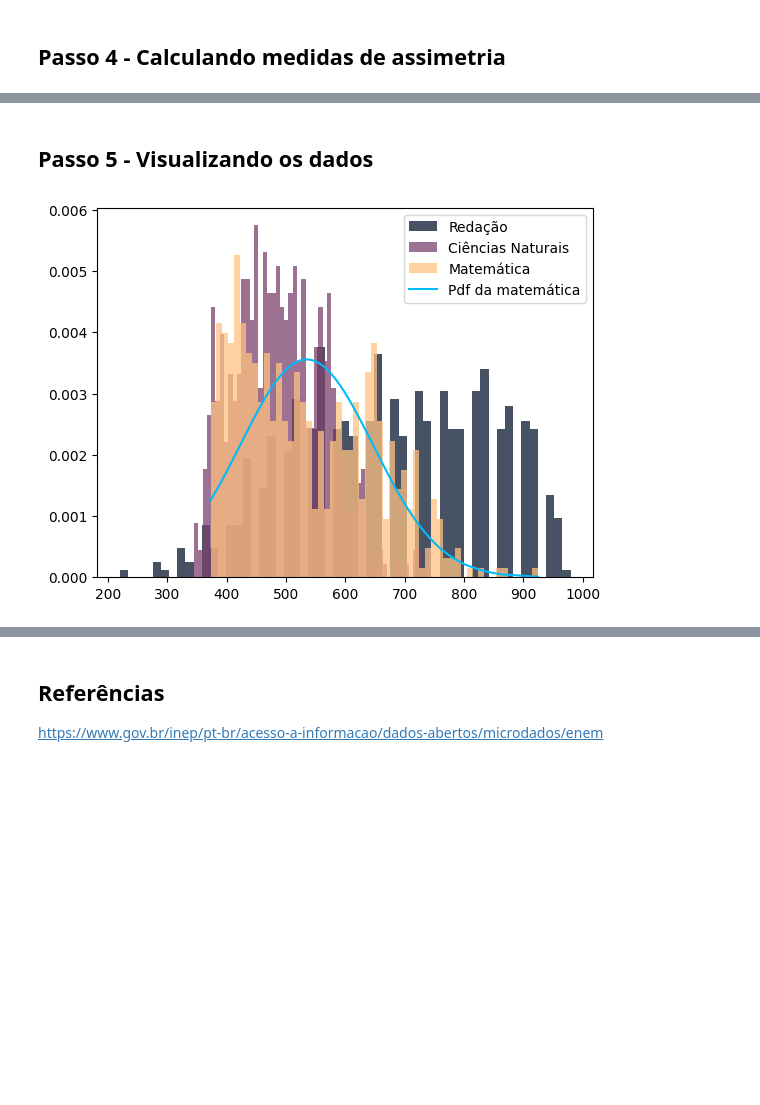
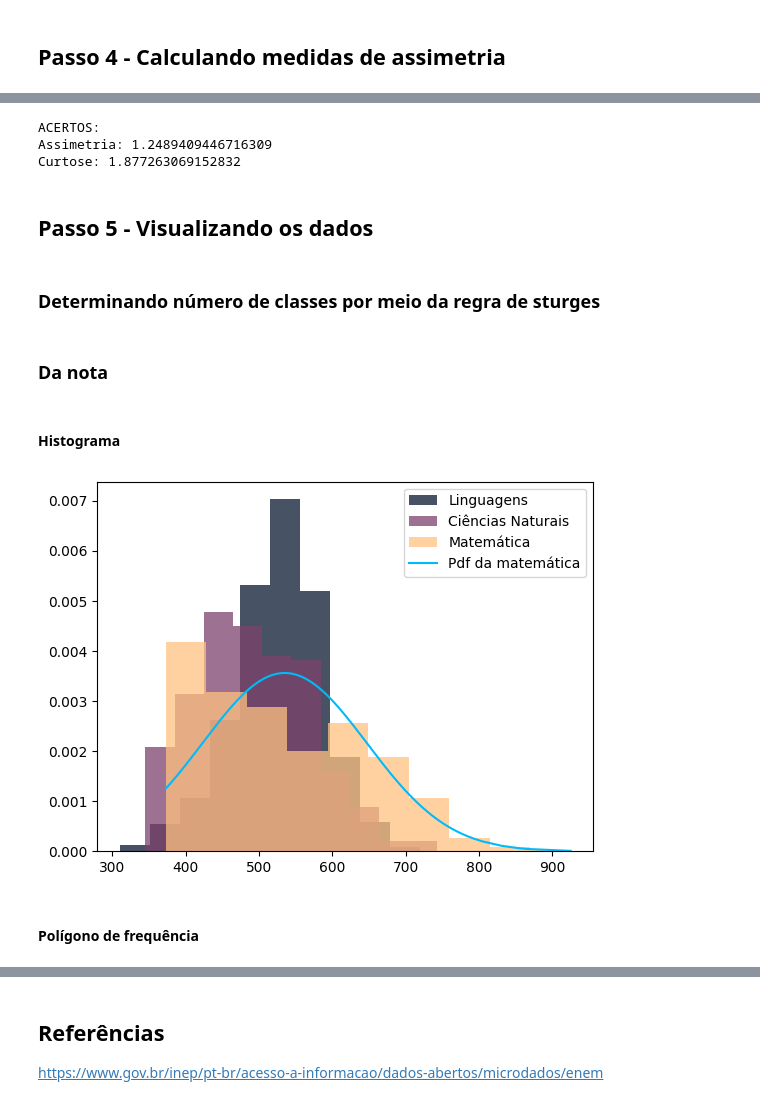
Before and after one commit to AlgumCorrupto/trab-estat-stica, a Jupyter notebook: enem.ipynb, the cells around one changed output, grey strips where cells are left out. Cells and saved outputs as stored; diff of their text form; code cells hidden in the pictures; blank space fills up the shorter version.

```diff
--- a/enem.ipynb
+++ b/enem.ipynb
@@ -48,9 +67,8 @@ Moda: 646.0
 # %%
-amplitude = notas[-1] - notas[0]
-variância = sum([np.pow(xi - média, 2) for xi in notas]) / len(notas)
-desvio_padrão = np.sqrt(variância)
-cv = desvio_padrão / média
+amplitude_n = notas_mt[-1] - notas_mt[0]
+desvio_padrão_n = np.std(notas_mt)
+cv_n = desvio_padrão_n / média_n
 #pcc
 
-print(f"Amplitude: {amplitude}", f"Desvio padrão: {desvio_padrão}", f"Coeficiente de variação: {cv}", sep='\n')
+print("NOTA:", f"Amplitude: {amplitude_n}", f"Desvio padrão: {desvio_padrão_n}", f"Coeficiente de variação: {cv_n}", sep='\n')
 # %% [output]
@@ -62,7 +97,7 @@ Coeficiente de variação: 0.2096147984266281
 # %%
-assimetria = st.skew(notas)
-curtose = st.kurtosis(notas)
-pdf = st.norm.pdf(notas, média, desvio_padrão)
+assimetria_n = st.skew(notas_mt)
+curtose_n = st.kurtosis(notas_mt)
+pdf_n = st.norm.pdf(notas_mt, média_n, desvio_padrão_n)
 
-print(f"Assimetria: {assimetria}", f"Curtose: {curtose}", sep='\n')
+print("NOTA:", f"Assimetria: {assimetria_n}", f"Curtose: {curtose_n}", sep='\n')
 # %% [output]
@@ -71,28 +109,52 @@ Curtose: -0.6683876514434814
+# %%
+assimetria_a = st.skew(acertos_mt)
+curtose_a = st.kurtosis(acertos_mt)
+pdf_a = st.norm.pdf(acertos_mt, média_a, desvio_padrão_a)
+x = np.linspace(min(acertos_mt), max(acertos_mt), 500)
+pdf_a = st.norm.pdf(x, média_a, desvio_padrão_a)
+
+print("ACERTOS:", f"Assimetria: {assimetria_a}", f"Curtose: {curtose_a}", sep='\n')
+# %% [output]
+ACERTOS:
+Assimetria: 1.2489409446716309
+Curtose: 1.877263069152832
 # %% [markdown]
 ## Passo 5 - Visualizando os dados
+# %% [markdown]
+### Determinando número de classes por meio da regra de sturges
+# %%
+k = np.round(1 + np.log2(len(amostra)), decimals=0).astype(np.int32)
+# %% [markdown]
+### Da nota
+# %% [markdown]
+#### Histograma
 # %%
-# histograma das provas do enem
+# pegando notas de outras categorias para comparação
 
-# pegando notas de outras categorias para comparação
 # ciências naturais
 notas_cn = [i for i in np.round(np.array(amostra["NU_NOTA_CN"], dtype=np.float32), decimals=0, out=None) if i != 0]
 
-# redação
-notas_re = [i for i in np.round(np.array(amostra["NU_NOTA_REDACAO"], dtype=np.float32), decimals=0, out=None ) if i != 0]
+# linguagens
+notas_lc = [i for i in np.round(np.array(amostra["NU_NOTA_LC"], dtype=np.float32), decimals=0, out=None ) if i != 0]
+
+# ciências humanas
+notas_ch = [i for i in np.round(np.array(amostra["NU_NOTA_CH"], dtype=np.float32), decimals=0, out=None ) if i != 0]
 
 # Você pode comentar uma das linhas para ver o histograma de cada tipo mais claramente
-hist_re = plt.hist(notas_re, bins=55, density=True, alpha=0.75, color='#091832', label="Redação")
-qtd_re, edge_re = hist_re[0], hist_re[1]
+hist_lc = plt.hist(notas_lc, bins=k, density=True, alpha=0.75, color='#091832', label="Linguagens")
+qtd_lc, edge_lc = hist_lc[0], hist_lc[1]
 
-hist_cn = plt.hist(notas_cn, bins=55, density=True, alpha=0.75, color='#7d426c', label="Ciências Naturais")
+hist_cn = plt.hist(notas_cn, bins=k, density=True, alpha=0.75, color='#7d426c', label="Ciências Naturais")
 qtd_cn, edge_cn = hist_cn[0], hist_cn[1]
 
-hist_mt = plt.hist(notas, bins=55, density=True, alpha=0.75, color='#ffc281', label="Matemática")
-qtd, edge = hist_mt[0], hist_mt[1]
+hist_mt = plt.hist(notas_mt, bins=k, density=True, alpha=0.75, color='#ffc281', label="Matemática")
+qtd_mt, edge_mt = hist_mt[0], hist_mt[1]
 
-plt.plot(notas, pdf, color="#00BBF9", label="Pdf da matemática")
+plt.plot(notas_mt, pdf_n, color="#00BBF9", label="Pdf da matemática")
 plt.legend()
 plt.show()
 # %% [output]
-[figure, old version]
+[figure, new version]
+# %% [markdown]
+#### Polígono de frequência
 # %%
```
Also changed, not shown: parts of 22 cells of this notebook, 2 other files.
